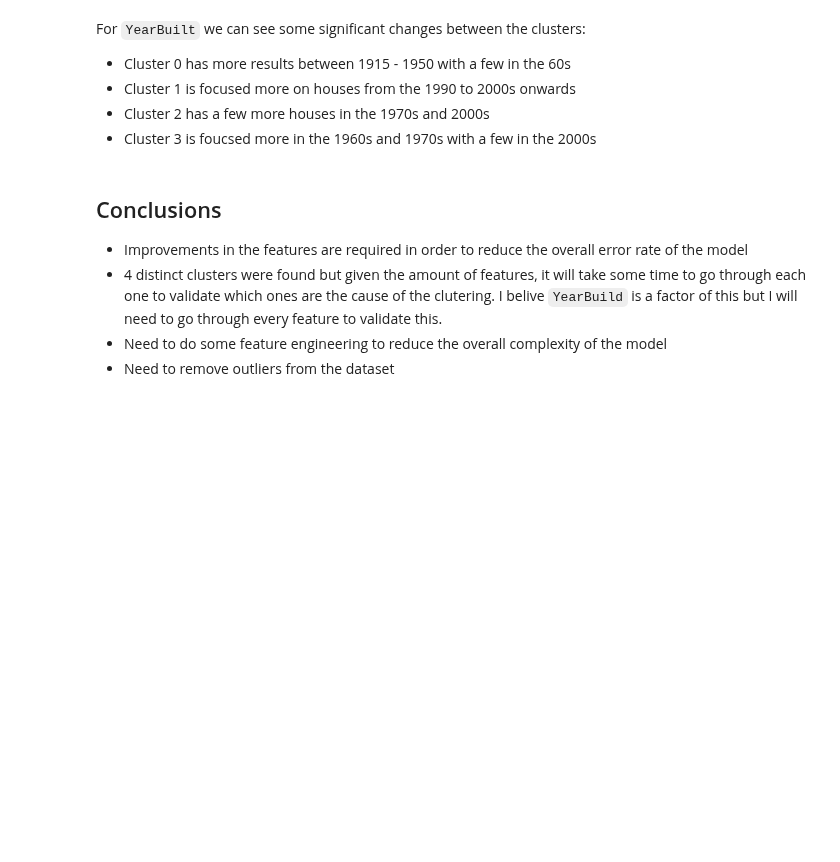
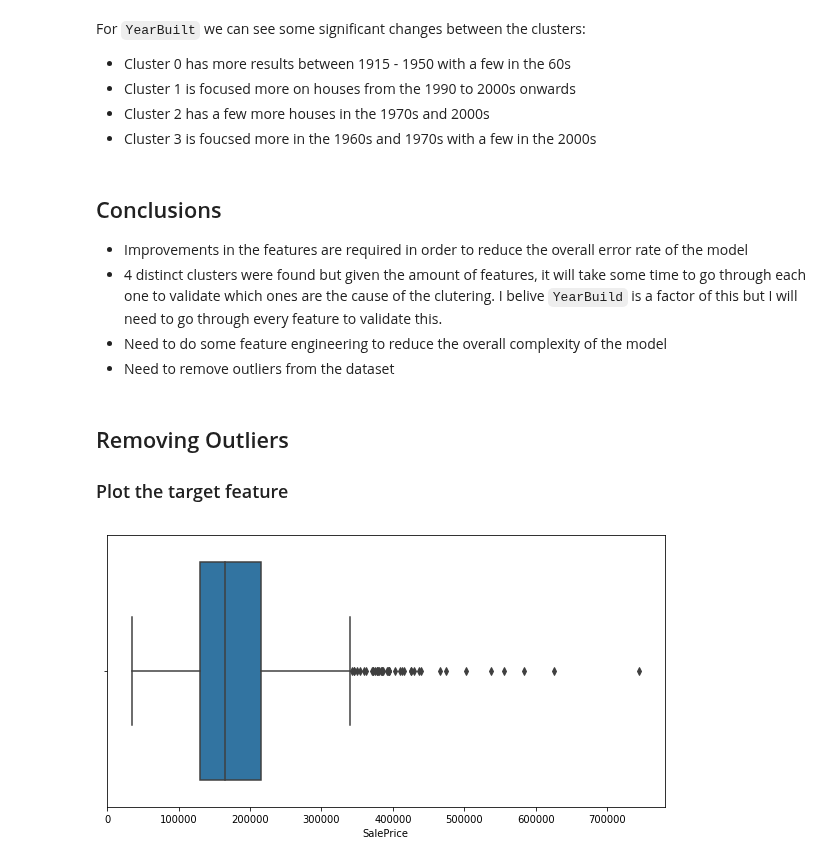
Before and after one commit to Ryan95Z/ml-house-prices, a Jupyter notebook: notebooks/1. ML House Prices - Creating a training dataset.ipynb, the cells around one changed output. Cells and saved outputs as stored; diff of their text form; code cells hidden in the pictures; blank space fills up the shorter version.

Commit message:
removed the outliers from the target feature. Training new models to improve the overall result

```diff
--- a/notebooks/1. ML House Prices - Creating a training dataset.ipynb
+++ b/notebooks/1. ML House Prices - Creating a training dataset.ipynb
@@ -687,3 +687,13 @@ For `YearBuilt` we can see some significant changes between the clusters:
 * 4 distinct clusters were found but given the amount of features, it will take some time to go through each one to validate which ones are the cause of the clutering. I belive `YearBuild` is a factor of this but I will need to go through every feature to validate this.
 * Need to do some feature engineering to reduce the overall complexity of the model
 * Need to remove outliers from the dataset
+# %% [markdown]
+## Removing Outliers
+
+### Plot the target feature
+# %%
+plt.figure(figsize=(10, 5))
+sns.boxplot(y_train)
+plt.show()
+# %% [output]
+[figure, added]
```
Also changed, not shown: parts of 13 cells of this notebook.
